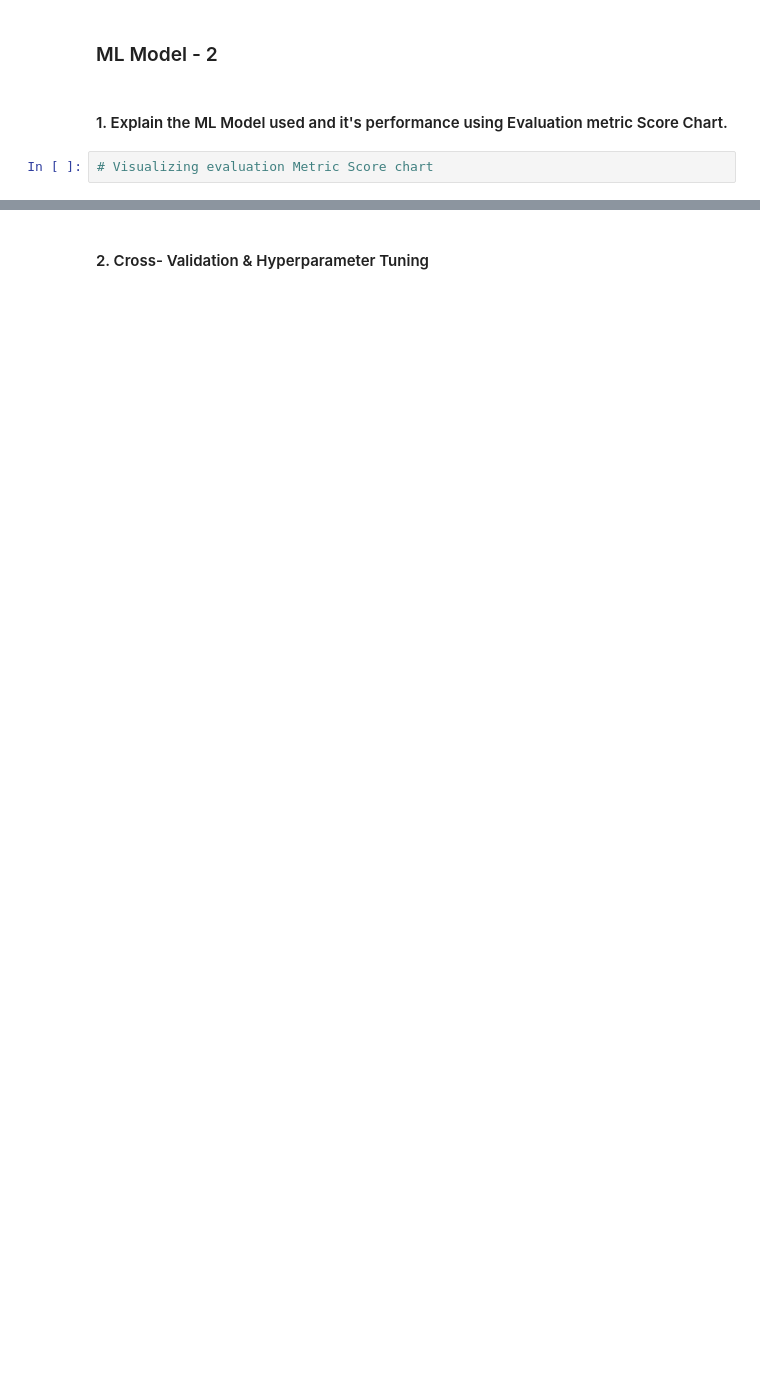
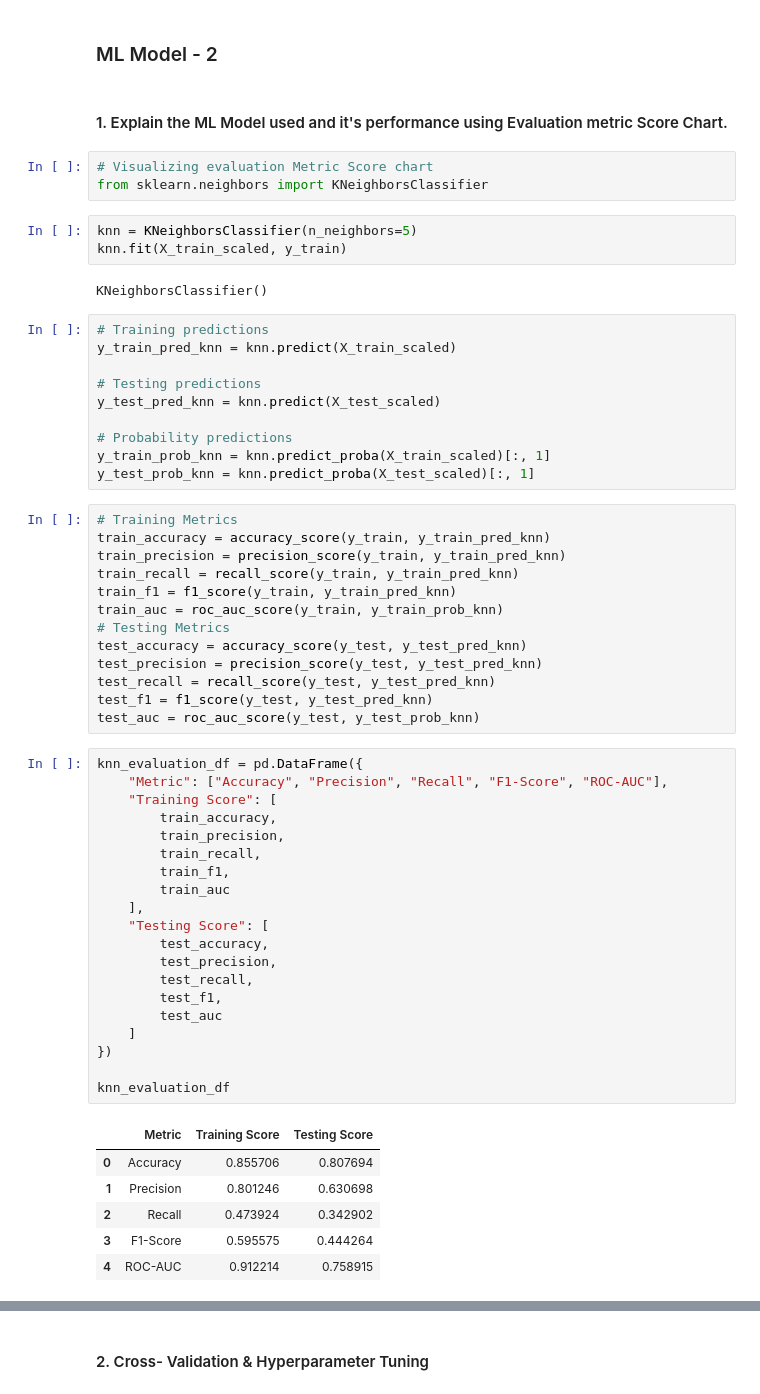
Before and after one commit to Krishna-matic/Machine_Learning_Projects, a Jupyter notebook: 03_rain_in_australia_classification/Classification_ML_Project.ipynb, the cells around one changed output, grey strips where cells are left out. Drawn from its saved outputs; the diff is of its cells as text; blank space fills up the shorter version.

```diff
--- a/03_rain_in_australia_classification/Classification_ML_Project.ipynb
+++ b/03_rain_in_australia_classification/Classification_ML_Project.ipynb
@@ -1645,3 +1666,59 @@ Overall, hyperparameter tuning did not produce any significant performance gain,
 #### 1. Explain the ML Model used and it's performance using Evaluation metric Score Chart.
 # %%
 # Visualizing evaluation Metric Score chart
+from sklearn.neighbors import KNeighborsClassifier
+# %%
+knn = KNeighborsClassifier(n_neighbors=5)
+knn.fit(X_train_scaled, y_train)
+# %% [output]
+KNeighborsClassifier()
+# %%
+# Training predictions
+y_train_pred_knn = knn.predict(X_train_scaled)
+
+# Testing predictions
+y_test_pred_knn = knn.predict(X_test_scaled)
+
+# Probability predictions
+y_train_prob_knn = knn.predict_proba(X_train_scaled)[:, 1]
+y_test_prob_knn = knn.predict_proba(X_test_scaled)[:, 1]
+# %%
+# Training Metrics
+train_accuracy = accuracy_score(y_train, y_train_pred_knn)
+train_precision = precision_score(y_train, y_train_pred_knn)
+train_recall = recall_score(y_train, y_train_pred_knn)
+train_f1 = f1_score(y_train, y_train_pred_knn)
+train_auc = roc_auc_score(y_train, y_train_prob_knn)
+# Testing Metrics
+test_accuracy = accuracy_score(y_test, y_test_pred_knn)
+test_precision = precision_score(y_test, y_test_pred_knn)
+test_recall = recall_score(y_test, y_test_pred_knn)
+test_f1 = f1_score(y_test, y_test_pred_knn)
+test_auc = roc_auc_score(y_test, y_test_prob_knn)
+# %%
+knn_evaluation_df = pd.DataFrame({
+    "Metric": ["Accuracy", "Precision", "Recall", "F1-Score", "ROC-AUC"],
+    "Training Score": [
+        train_accuracy,
+        train_precision,
+        train_recall,
+        train_f1,
+        train_auc
+    ],
+    "Testing Score": [
+        test_accuracy,
+        test_precision,
+        test_recall,
+        test_f1,
+        test_auc
+    ]
+})
+
+knn_evaluation_df
+# %% [output]
+|  | Metric | Training Score | Testing Score |
+| 0 | Accuracy | 0.855706 | 0.807694 |
+| 1 | Precision | 0.801246 | 0.630698 |
+| 2 | Recall | 0.473924 | 0.342902 |
+| 3 | F1-Score | 0.595575 | 0.444264 |
+| 4 | ROC-AUC | 0.912214 | 0.758915 |
```
Also changed, not shown: parts of 21 cells of this notebook.
